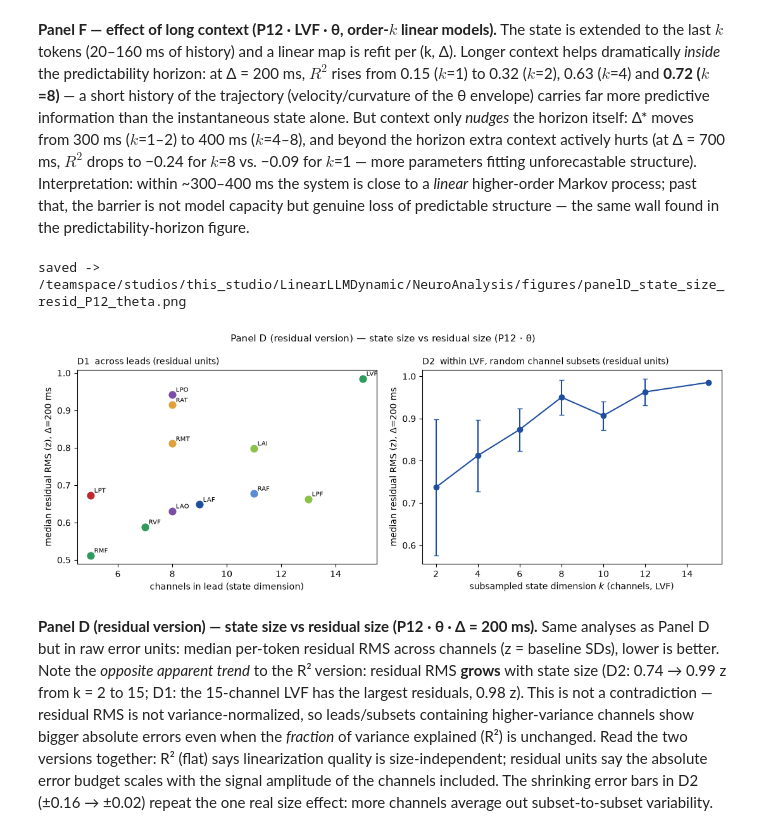
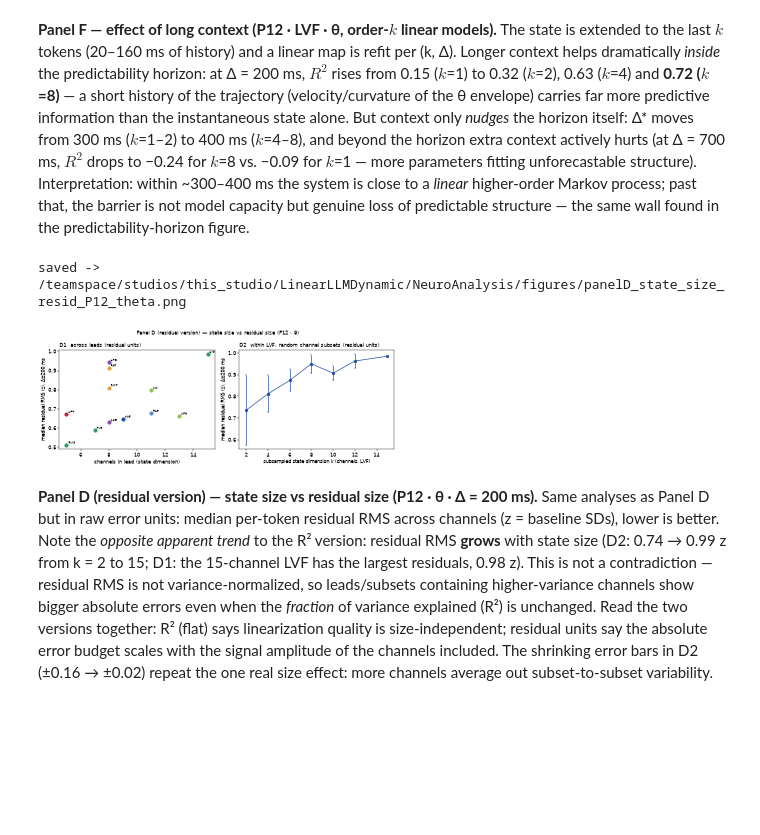
Before and after one commit to rgs2151/controller, a Jupyter notebook: NeuroAnalysis/brain_local_linearization.ipynb, the cells around one changed output. Drawn from its saved outputs; the diff is of its cells as text; code cells hidden in the pictures; blank space fills up the shorter version.

Commit message:
shrink inline display of residual-version panels 3x (dpi=33; saved files unchanged at dpi=200)

```diff
--- a/NeuroAnalysis/brain_local_linearization.ipynb
+++ b/NeuroAnalysis/brain_local_linearization.ipynb
@@ -1565,35 +1565,35 @@ for k in ks_D:
     for rep in range(1 if k == n_full else 10):
         cols = np.sort(rng_D2.choice(n_full, size=k, replace=False))
         zk = z_r[:, :, cols]
         XtD, YtD = make_pairs(zk[tr], hsD)
         XvD, YvD = make_pairs(zk[va], hsD)
         XiD, YiD = make_pairs(zk[te], hsD)
         A_D2, b_D2, _ = fit_ridge(XtD, YtD, XvD, YvD)
         rows_D2r.append(dict(k=k, med_resid=float(np.median(resid_norms(YiD, ridge_predict(A_D2, b_D2, XiD))))))
 gD2 = pd.DataFrame(rows_D2r).groupby("k")["med_resid"].agg(["mean", "std"])
 pd.concat([d1r.set_index("lead"), gD2], axis=0).to_csv(RESULTS_DIR / "panelD_state_size_resid_theta.csv")
 
-fig, (axO2, axC2) = plt.subplots(1, 2, figsize=(11, 4.3))
+fig, (axO2, axC2) = plt.subplots(1, 2, figsize=(11, 4.3), dpi=33)  # dpi=33 -> 3x smaller inline; saved files use dpi=200
 for _, r_ in d1r.iterrows():
     axO2.scatter(r_.n_ch, r_.med_resid, s=60, color=AREA_COLORS[r_.area], zorder=3)
     axO2.annotate(r_.lead, (r_.n_ch, r_.med_resid), fontsize=7.5, xytext=(4, 3),
                   textcoords="offset points")
 axO2.set_xlabel("channels in lead (state dimension)")
 axO2.set_ylabel(f"median residual RMS (z), $\\Delta$={h_ms_D} ms")
 axO2.set_title("D1  across leads (residual units)", loc="left", fontsize=10)
 axC2.errorbar(gD2.index, gD2["mean"], yerr=gD2["std"], fmt="o-", color=COLOR_LINEAR, capsize=3, lw=1.5)
 axC2.set_xlabel("subsampled state dimension $k$ (channels, LVF)")
 axC2.set_ylabel(f"median residual RMS (z), $\\Delta$={h_ms_D} ms")
 axC2.set_title("D2  within LVF, random channel subsets (residual units)", loc="left", fontsize=10)
 fig.suptitle("Panel D (residual version) — state size vs residual size (P12 · θ)", fontsize=11)
 fig.tight_layout()
 for ext in ("png", "pdf"):
     fig.savefig(FIG_DIR / f"panelD_state_size_resid_P12_theta.{ext}", dpi=200, bbox_inches="tight")
 print("saved ->", FIG_DIR / "panelD_state_size_resid_P12_theta.png")
 plt.show()
 # %% [output]
 saved -> /teamspace/studios/this_studio/LinearLLMDynamic/NeuroAnalysis/figures/panelD_state_size_resid_P12_theta.png
-[figure, old version]
+[figure, new version]
 # %% [markdown]
 **Panel D (residual version) — state size vs residual size (P12 · θ · Δ = 200 ms).** Same analyses as Panel D but in raw error units: median per-token residual RMS across channels (z = baseline SDs), lower is better. Note the *opposite apparent trend* to the R² version: residual RMS **grows** with state size (D2: 0.74 → 0.99 z from k = 2 to 15; D1: the 15-channel LVF has the largest residuals, 0.98 z). This is not a contradiction — residual RMS is not variance-normalized, so leads/subsets containing higher-variance channels show bigger absolute errors even when the *fraction* of variance explained (R²) is unchanged. Read the two versions together: R² (flat) says linearization quality is size-independent; residual units say the absolute error budget scales with the signal amplitude of the channels included. The shrinking error bars in D2 (±0.16 → ±0.02) repeat the one real size effect: more channels average out subset-to-subset variability.
 # %%
```
Also changed, not shown: parts of 2 cells of this notebook, 6 other files.
